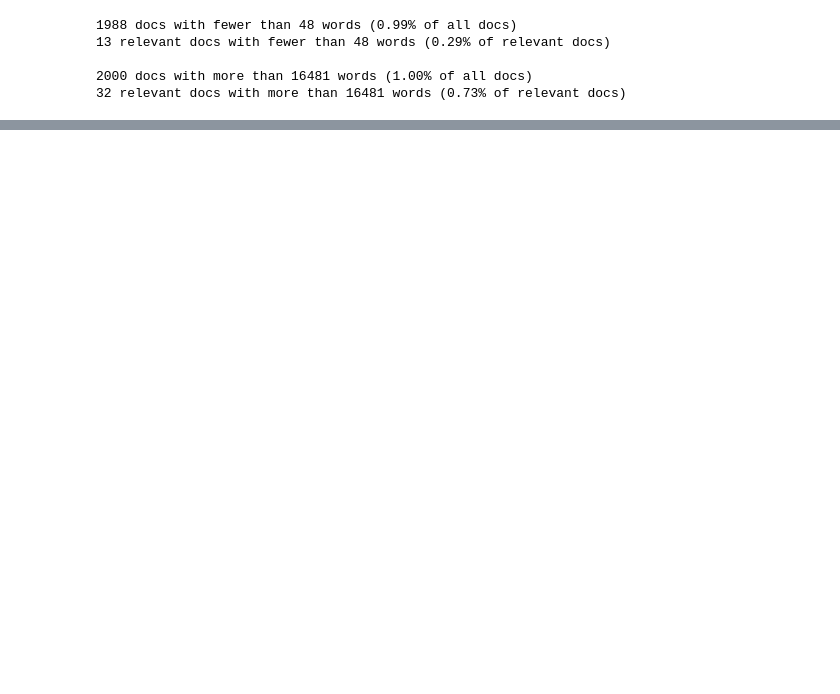
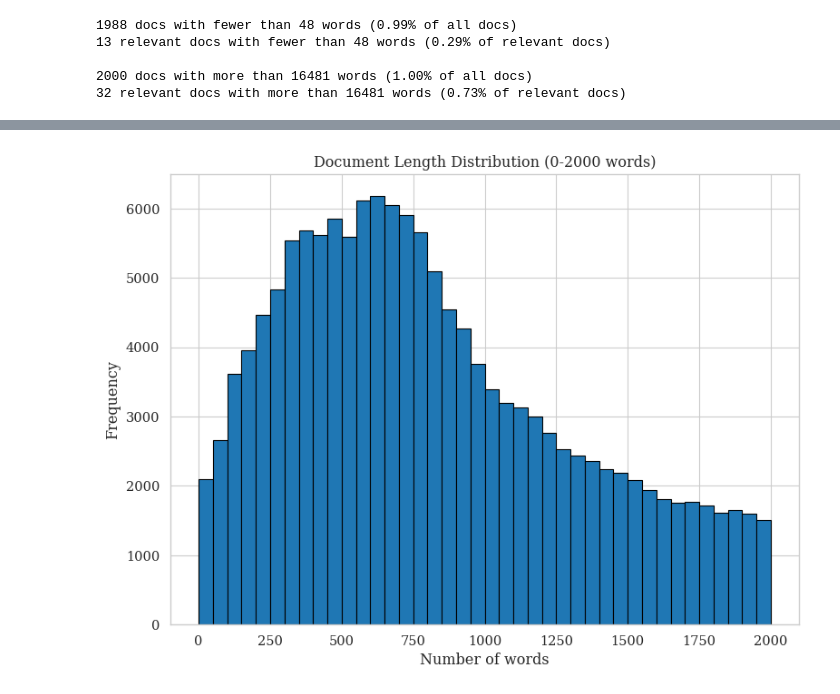
Before and after one commit to christianjensen2903/search-engines, a Jupyter notebook: data_analysis.ipynb, the cells around one changed output, grey strips where cells are left out. Cells and saved outputs as stored; diff of their text form; code cells hidden in the pictures; blank space fills up the shorter version.

```diff
--- a/data_analysis.ipynb
+++ b/data_analysis.ipynb
@@ -51,12 +53,8 @@ min           0.000000
 max      413643.000000
 Name: cleaned_body_word_count, dtype: float64
 # %%
-queries['query_word_count'] = queries['text'].parallel_apply(lambda x: len(word_tokenize(x)))
-docs['body_word_count'] = docs['body'].parallel_apply(lambda x: len(word_tokenize(x)))
+queries['query_word_count'] = queries['text'].apply(lambda x: len(word_tokenize(x)))
 
 print("Query length statistics:")
 print(queries['query_word_count'].describe())
-
-print("\nDocument length statistics:")
-print(docs['body_word_count'].describe())
 # %% [output]
@@ -273,3 +209,21 @@ plt.show()
+# %%
+import matplotlib.pyplot as plt
+
+# Plot histogram of docs up to 2 000 words
+plt.figure(figsize=(8, 6))
+plt.hist(
+    docs['body_word_count'],
+    bins=40,                # you can adjust bin count
+    range=(0, 2000),        # limits x‐axis to 0–2000
+    edgecolor='black'
+)
+plt.title('Document Length Distribution (0-2000 words)')
+plt.xlabel('Number of words')
+plt.ylabel('Frequency')
+plt.tight_layout()
+plt.show()
+# %% [output]
+[figure, added]
 # %%
 from collections import Counter
 from nltk.tokenize import word_tokenize
```
Also changed, not shown: parts of 10 cells of this notebook.
